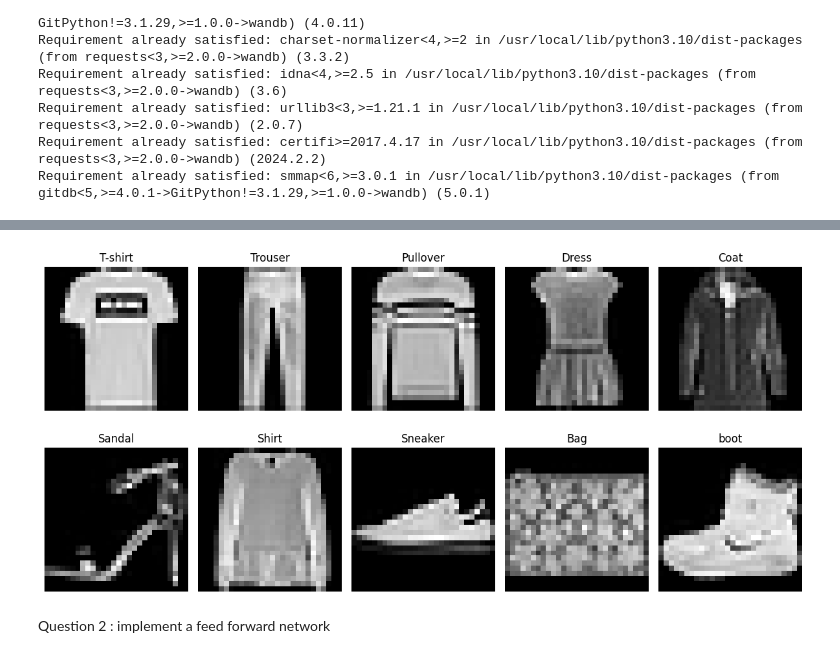
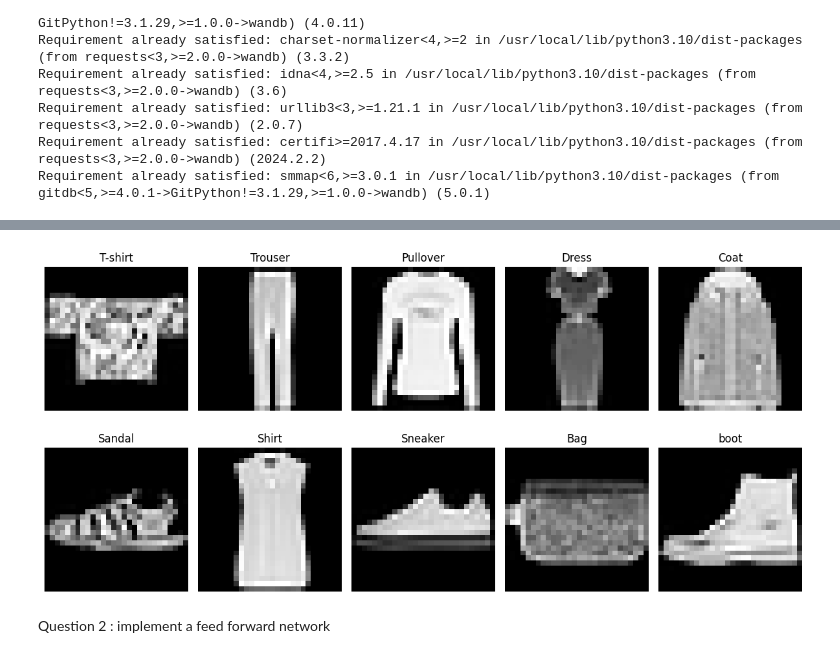
Before and after one commit to Pranjal001/DLassignment1, a Jupyter notebook: DLA1beta2_3.ipynb, the cells around one changed output, grey strips where cells are left out. Drawn from its saved outputs; the diff is of its cells as text; code cells hidden in the pictures.

```diff
--- a/DLA1beta2_3.ipynb
+++ b/DLA1beta2_3.ipynb
@@ -33,14 +30,16 @@ wandb: Appending key for api.wandb.ai to your netrc file: /root/.netrc
 # %%
 import numpy as np
 import matplotlib.pyplot as plt
-from keras.datasets import fashion_mnist
+from keras.datasets import fashion_mnist , mnist
 from sklearn.model_selection import train_test_split
+import argparse
 
 
 # wandb.init(project="DL_assignment_1", name = "Question - 1")
 
 # Load the Fashion-MNIST dataset
 (x_train, y_train), (x_test,y_test) = fashion_mnist.load_data()
+x_train, x_val, y_train, y_val = train_test_split(x_train, y_train, test_size=0.1, random_state=42)
 
 
 # Define class labels
@@ -88,4 +79,4 @@ Downloading data from https://storage.googleapis.com/tensorflow/tf-keras-dataset
-[figure, old version]
+[figure, new version]
 # %% [markdown]
 Question 2 : implement a feed forward network
 # %%
```
Also changed, not shown: parts of 8 cells of this notebook.
